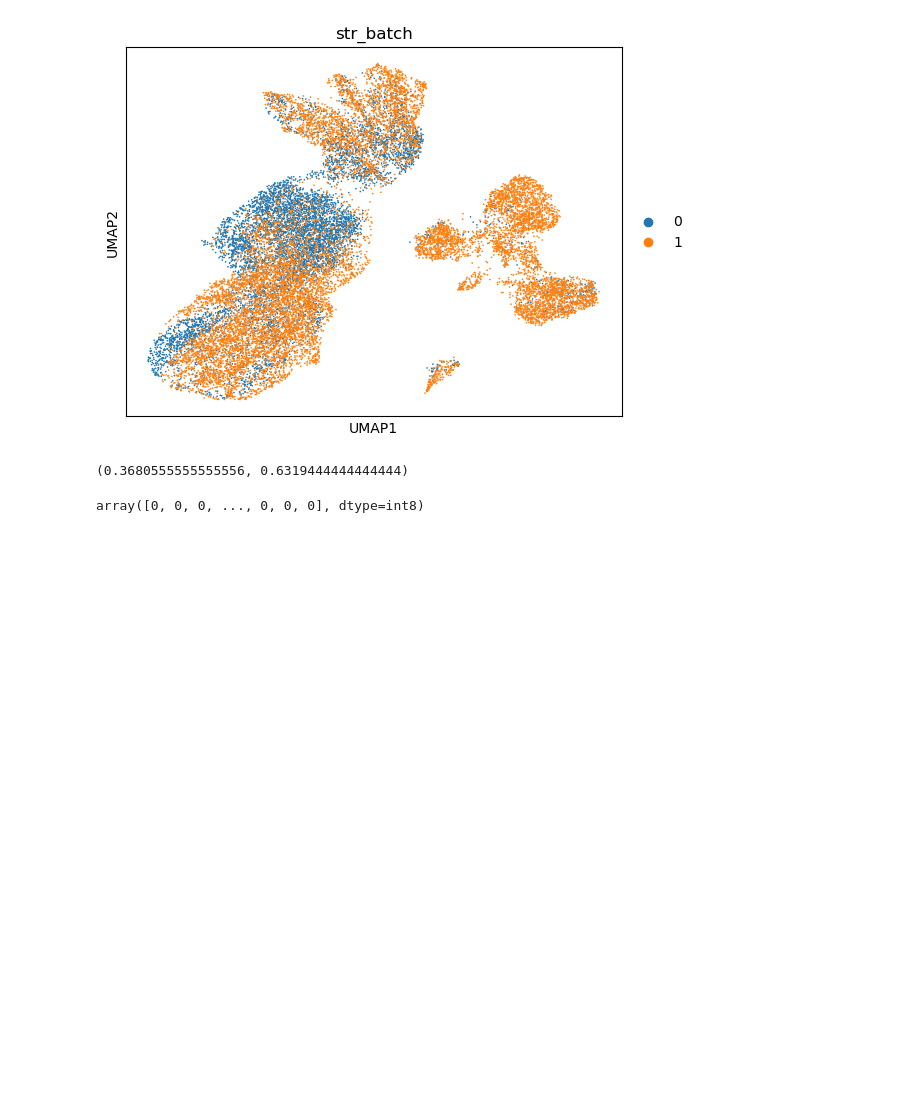
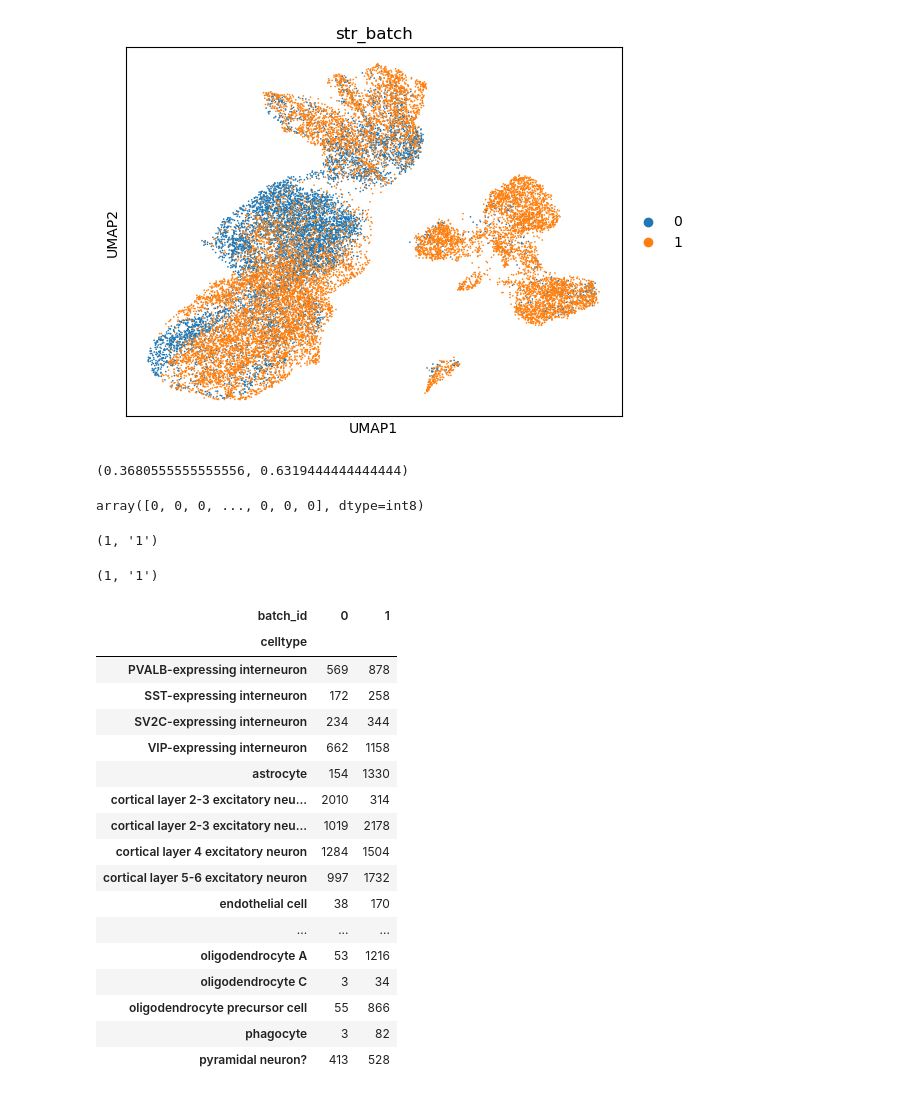
Before and after one commit to SelinaErnst/ClinicalBioinformatics_scGPT_annot_prj, a Jupyter notebook: experiment03-scGPT/scripts/01_ms_dataset.ipynb, the cells around one changed output. Saved outputs shown, nothing was run; the diff lists cells and outputs as text; code cells hidden in the pictures; blank space fills up the shorter version.

```diff
--- a/experiment03-scGPT/scripts/01_ms_dataset.ipynb
+++ b/experiment03-scGPT/scripts/01_ms_dataset.ipynb
@@ -166,3 +162,33 @@ sum(adata_combined.obs.str_batch == '0') / adata_combined.n_obs, sum(adata_combi
 adata_test.obs["str_batch"].astype("category").cat.codes.values
 # %% [output]
 array([0, 0, 0, ..., 0, 0, 0], dtype=int8)
+# %%
+adata_combined.obs["batch_id"].iloc[12100],adata_combined.obs["str_batch"].iloc[12100]
+# %% [output]
+(1, '1')
+# %%
+adata_test.obs["batch_id"].iloc[1],adata_test.obs["str_batch"].iloc[1]
+# %% [output]
+(1, '1')
+# %%
+cell_counts = pd.crosstab(adata_combined.obs['celltype'], adata_combined.obs['batch_id'])
+cell_counts
+# %% [output]
+| batch_id | 0 | 1 |
+| celltype |  |  |
+| PVALB-expressing interneuron | 569 | 878 |
+| SST-expressing interneuron | 172 | 258 |
+| SV2C-expressing interneuron | 234 | 344 |
+| VIP-expressing interneuron | 662 | 1158 |
+| astrocyte | 154 | 1330 |
+| cortical layer 2-3 excitatory neu... | 2010 | 314 |
+| cortical layer 2-3 excitatory neu... | 1019 | 2178 |
+| cortical layer 4 excitatory neuron | 1284 | 1504 |
+| cortical layer 5-6 excitatory neuron | 997 | 1732 |
+| endothelial cell | 38 | 170 |
+| ... | ... | ... |
+| oligodendrocyte A | 53 | 1216 |
+| oligodendrocyte C | 3 | 34 |
+| oligodendrocyte precursor cell | 55 | 866 |
+| phagocyte | 3 | 82 |
+| pyramidal neuron? | 413 | 528 |
```
Also changed, not shown: parts of 4 cells of this notebook, 36 other files.
